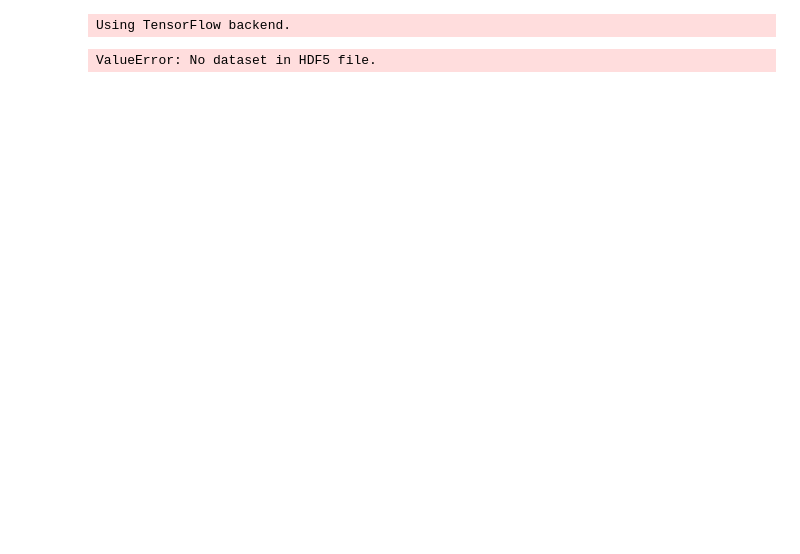
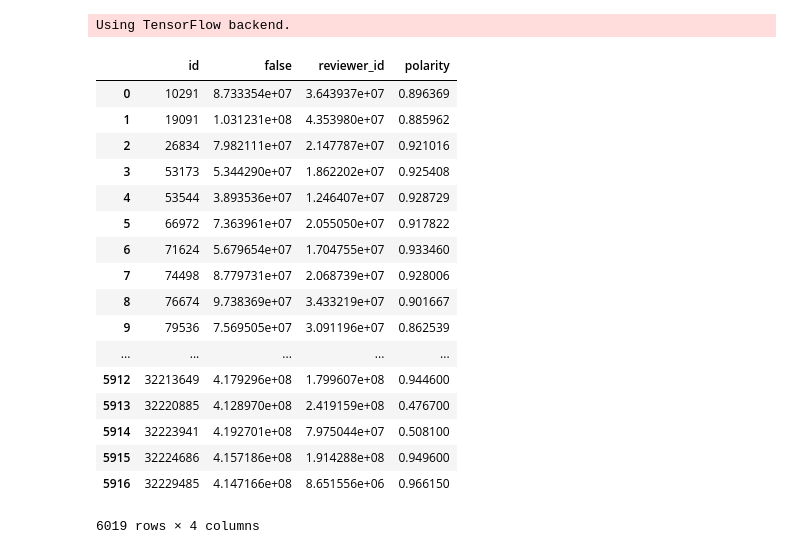
Before and after one commit to LoriHarris/Airbnb_ML, a Jupyter notebook: Cleaning.ipynb, the cells around one changed output. Saved outputs shown, nothing was run; the diff lists cells and outputs as text; code cells hidden in the pictures; blank space fills up the shorter version.

```diff
--- a/Cleaning.ipynb
+++ b/Cleaning.ipynb
@@ -57,14 +57,34 @@ pd.set_option('display.width', 1000)
 Using TensorFlow backend.
 # %%
 # import h5py, os
-store=pd.HDFStore('NO_reviews.h5')
+# store=pd.HDFStore('NO_reviews.h5')
+NO_reviews = pd.read_hdf('reviews.h5', 'NO_reviews')
+NO_avgReview = NO_reviews.groupby("listing_id").mean()
+NO_avgReview.drop(["id", "reviewer_id"], axis=1)
+# review = NO_avgReview.rename(columns={"listing_id": "id"}, inplace=True)
 
-# NO_avgReview = NO_reviews.groupby("listing_id").mean()
-# NO_avgReview.drop(["id", "reviewer_id"], axis=1, inplace=True)
-# NO_reviews2.rename(columns={"listing_id": "id"}, inplace=True)
-# NO_listRev= pd.merge(cleaned_NO, NO_reviews2, on="id")
-store=pd.read_hdf(store)
-store['No_reviews']
+NO_avgReview.to_csv('reviews.csv')
-# %% [output]
-ValueError: No dataset in HDF5 file.
+# %%
+reviews = pd.read_csv('reviews.csv')
+reviews1=reviews.rename(columns={"id":"false","listing_id": "id"})
+reviews1
+# %% [output]
+|  | id | false | reviewer_id | polarity |
+| 0 | 10291 | 8.733354e+07 | 3.643937e+07 | 0.896369 |
+| 1 | 19091 | 1.031231e+08 | 4.353980e+07 | 0.885962 |
+| 2 | 26834 | 7.982111e+07 | 2.147787e+07 | 0.921016 |
+| 3 | 53173 | 5.344290e+07 | 1.862202e+07 | 0.925408 |
+| 4 | 53544 | 3.893536e+07 | 1.246407e+07 | 0.928729 |
+| 5 | 66972 | 7.363961e+07 | 2.055050e+07 | 0.917822 |
+| 6 | 71624 | 5.679654e+07 | 1.704755e+07 | 0.933460 |
+| 7 | 74498 | 8.779731e+07 | 2.068739e+07 | 0.928006 |
+| 8 | 76674 | 9.738369e+07 | 3.433219e+07 | 0.901667 |
+| 9 | 79536 | 7.569505e+07 | 3.091196e+07 | 0.862539 |
+| ... | ... | ... | ... | ... |
+| 5912 | 32213649 | 4.179296e+08 | 1.799607e+08 | 0.944600 |
+| 5913 | 32220885 | 4.128970e+08 | 2.419159e+08 | 0.476700 |
+| 5914 | 32223941 | 4.192701e+08 | 7.975044e+07 | 0.508100 |
+| 5915 | 32224686 | 4.157186e+08 | 1.914288e+08 | 0.949600 |
+| 5916 | 32229485 | 4.147166e+08 | 8.651556e+06 | 0.966150 |
+6019 rows × 4 columns
 # %%
```
Also changed, not shown: parts of 47 cells of this notebook, 4 other files.
